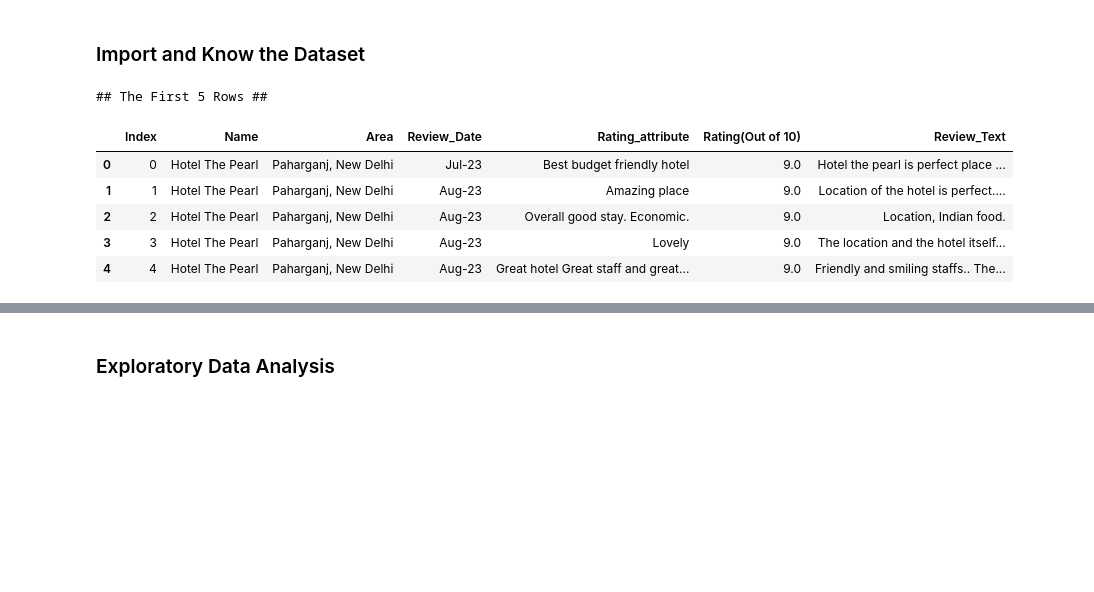
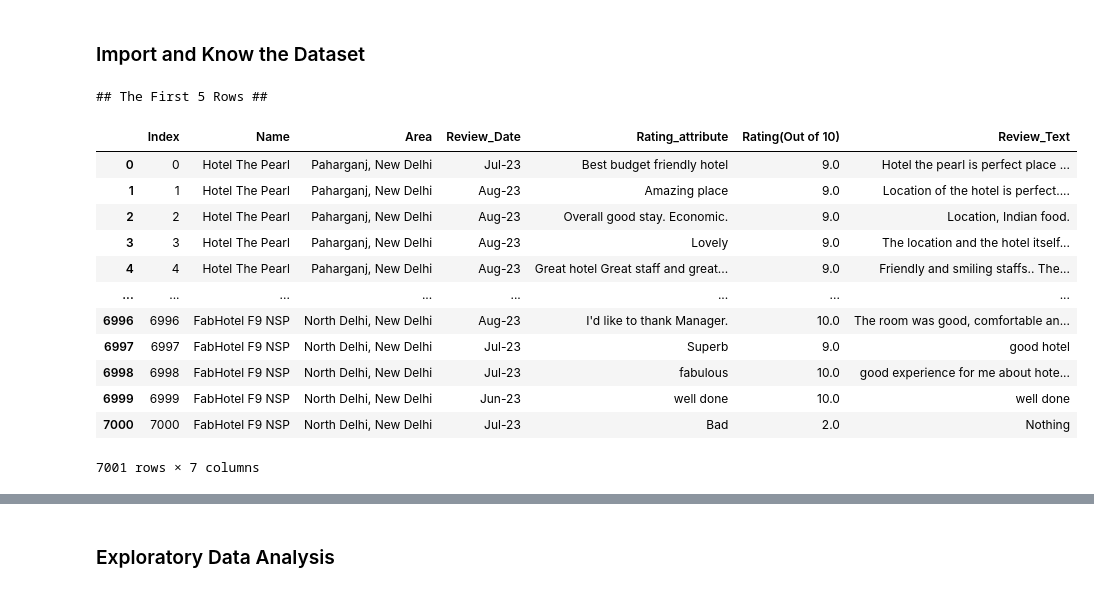
Before and after one commit to YixuanLi-212/Exploratory-Data-Analysis, a Jupyter notebook: Sentiment-Analysis/Hotel-Reviews-Analysis/Hotel_review_sentiment analysis.ipynb, the cells around one changed output, grey strips where cells are left out. Cells and saved outputs as stored; diff of their text form; code cells hidden in the pictures; blank space fills up the shorter version.

```diff
--- a/Sentiment-Analysis/Hotel-Reviews-Analysis/Hotel_review_sentiment analysis.ipynb
+++ b/Sentiment-Analysis/Hotel-Reviews-Analysis/Hotel_review_sentiment analysis.ipynb
@@ -11,13 +11,20 @@ import seaborn as sns
 # %%
 ## Load the dataset
 df = pd.read_csv("/Users/yixuanli/repos/Exploratory-Data-Analysis/Sentiment-Analysis/Hotel-Reviews-Analysis/hotel_reviews.csv")
 print("## The First 5 Rows ##", "\n")
-df.head()
+df
 # %% [output]
 ## The First 5 Rows ##
 |  | Index | Name | Area | Review_Date | Rating_attribute | Rating(Out of 10) | Review_Text |
 | 0 | 0 | Hotel The Pearl | Paharganj, New Delhi | Jul-23 | Best budget friendly hotel | 9.0 | Hotel the pearl is perfect place ... |
 | 1 | 1 | Hotel The Pearl | Paharganj, New Delhi | Aug-23 | Amazing place | 9.0 | Location of the hotel is perfect.... |
 | 2 | 2 | Hotel The Pearl | Paharganj, New Delhi | Aug-23 | Overall good stay. Economic. | 9.0 | Location, Indian food. |
 | 3 | 3 | Hotel The Pearl | Paharganj, New Delhi | Aug-23 | Lovely | 9.0 | The location and the hotel itself... |
 | 4 | 4 | Hotel The Pearl | Paharganj, New Delhi | Aug-23 | Great hotel Great staff and great... | 9.0 | Friendly and smiling staffs.. The... |
+| ... | ... | ... | ... | ... | ... | ... | ... |
+| 6996 | 6996 | FabHotel F9 NSP | North Delhi, New Delhi | Aug-23 | I'd like to thank Manager. | 10.0 | The room was good, comfortable an... |
+| 6997 | 6997 | FabHotel F9 NSP | North Delhi, New Delhi | Jul-23 | Superb | 9.0 | good hotel |
+| 6998 | 6998 | FabHotel F9 NSP | North Delhi, New Delhi | Jul-23 | fabulous | 10.0 | good experience for me about hote... |
+| 6999 | 6999 | FabHotel F9 NSP | North Delhi, New Delhi | Jun-23 | well done | 10.0 | well done |
+| 7000 | 7000 | FabHotel F9 NSP | North Delhi, New Delhi | Jul-23 | Bad | 2.0 | Nothing |
+7001 rows × 7 columns
```
Also changed, not shown: parts of 10 cells of this notebook, 3 other files.
